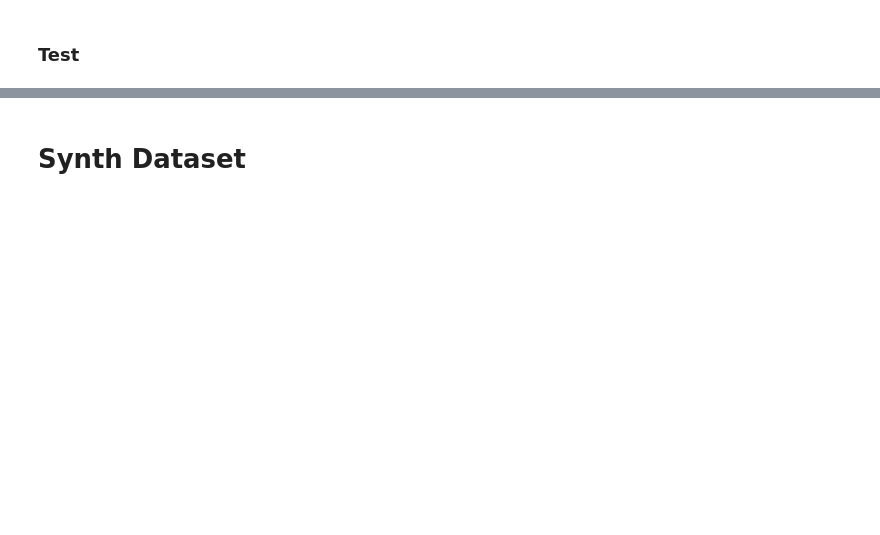
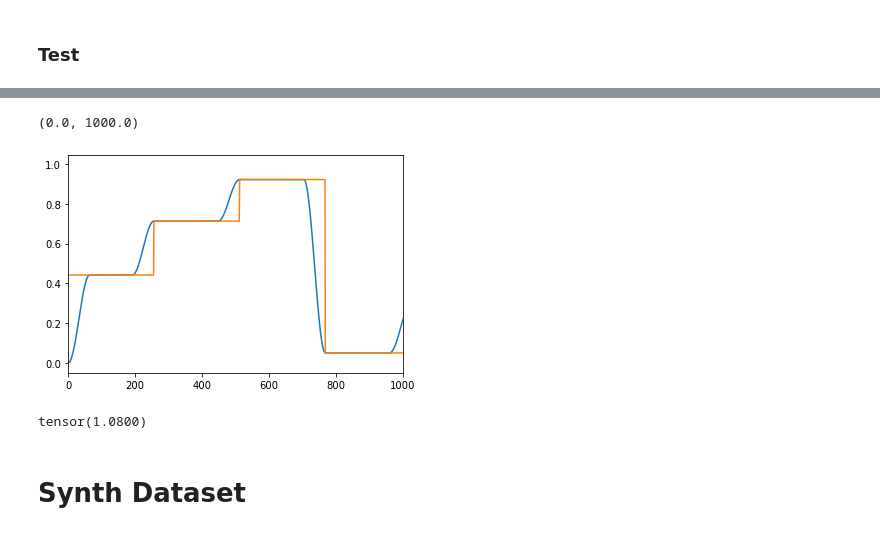
Before and after one commit to nabsara/deep-eurorack-control, a Jupyter notebook: notebooks/Untitled.ipynb, the cells around one changed output, grey strips where cells are left out. Drawn from its saved outputs; the diff is of its cells as text; code cells hidden in the pictures; blank space fills up the shorter version.

```diff
--- a/notebooks/Untitled.ipynb
+++ b/notebooks/Untitled.ipynb
@@ -58,3 +84,14 @@ plt.plot(pitch)
+# %%
+plt.plot(temp_smooth[0,0])
+plt.plot(temp[0,0])
+plt.xlim(0,1000)
+# %% [output]
+(0.0, 1000.0)
+[figure, added]
+# %%
+temp_smooth[0,0,100]#-window[0]
+# %% [output]
+tensor(1.0800)
 # %% [markdown]
 # Synth Dataset
 # %%
```
Also changed, not shown: parts of 12 cells of this notebook, 1 other file.
